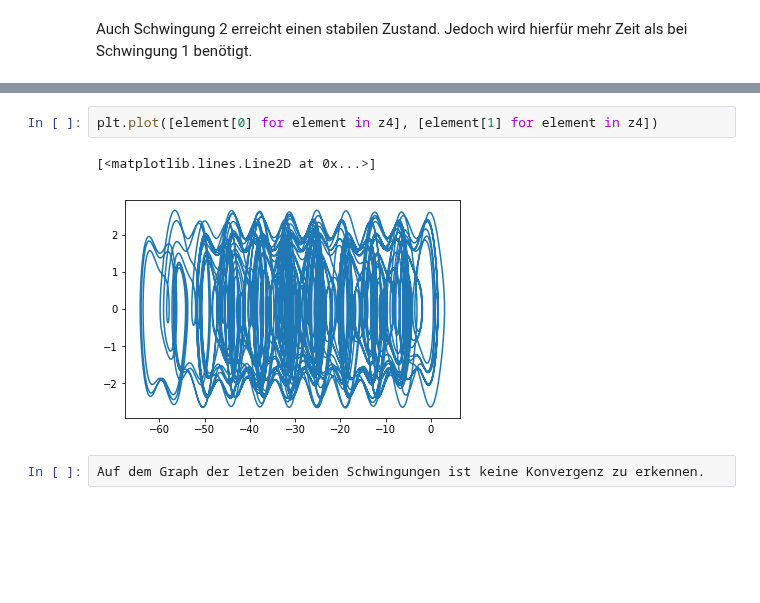
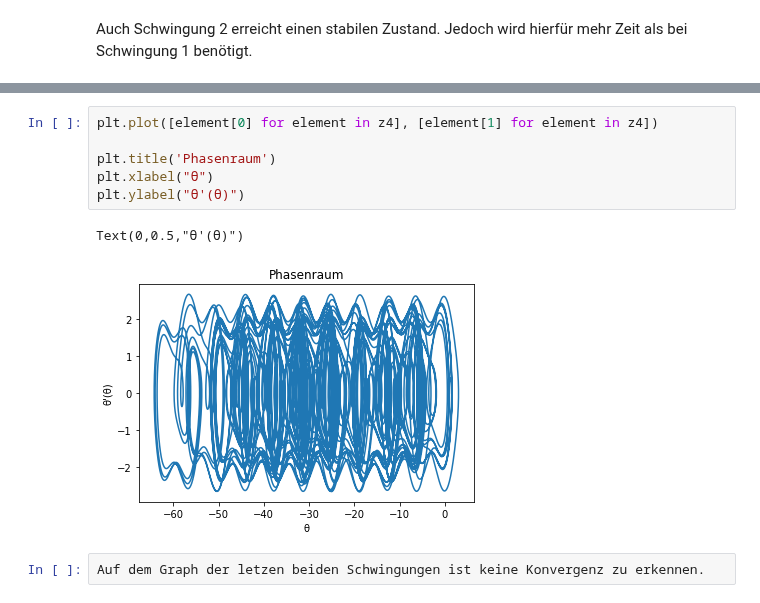
Before and after one commit to darenegade/modellbildung, a Jupyter notebook: Abgabe 3/Aufgabe3-4.ipynb, the cells around one changed output, grey strips where cells are left out. Cells and saved outputs as stored; diff of their text form; blank space fills up the shorter version.

```diff
--- a/Abgabe 3/Aufgabe3-4.ipynb
+++ b/Abgabe 3/Aufgabe3-4.ipynb
@@ -182,7 +188,11 @@ plt.plot([element[0] for element in z3], [element[1] for element in z3])
 # %%
 plt.plot([element[0] for element in z4], [element[1] for element in z4])
+
+plt.title('Phasenraum')
+plt.xlabel("θ")
+plt.ylabel("θ'(θ)")
 # %% [output]
-[<matplotlib.lines.Line2D at 0x...>]
+Text(0,0.5,"θ'(θ)")
-[figure, old version]
+[figure, new version]
 # %%
 Auf dem Graph der letzen beiden Schwingungen ist keine Konvergenz zu erkennen.
```
Also changed, not shown: parts of 3 cells of this notebook.
